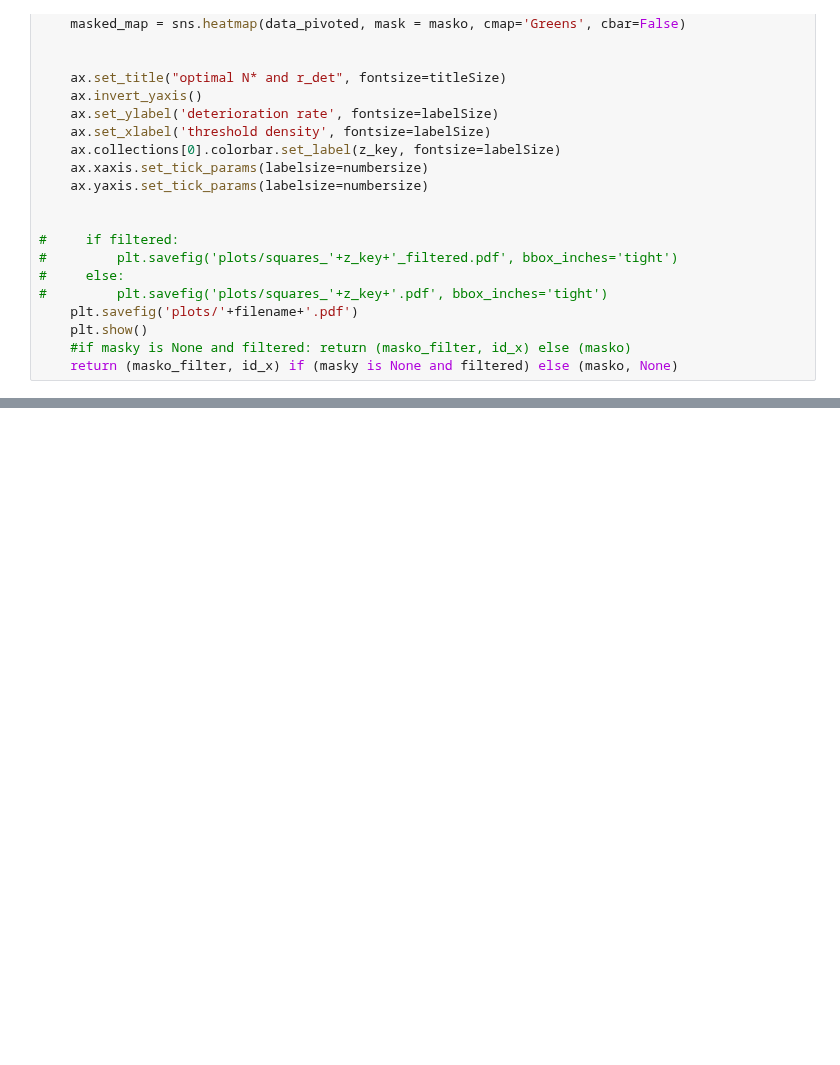
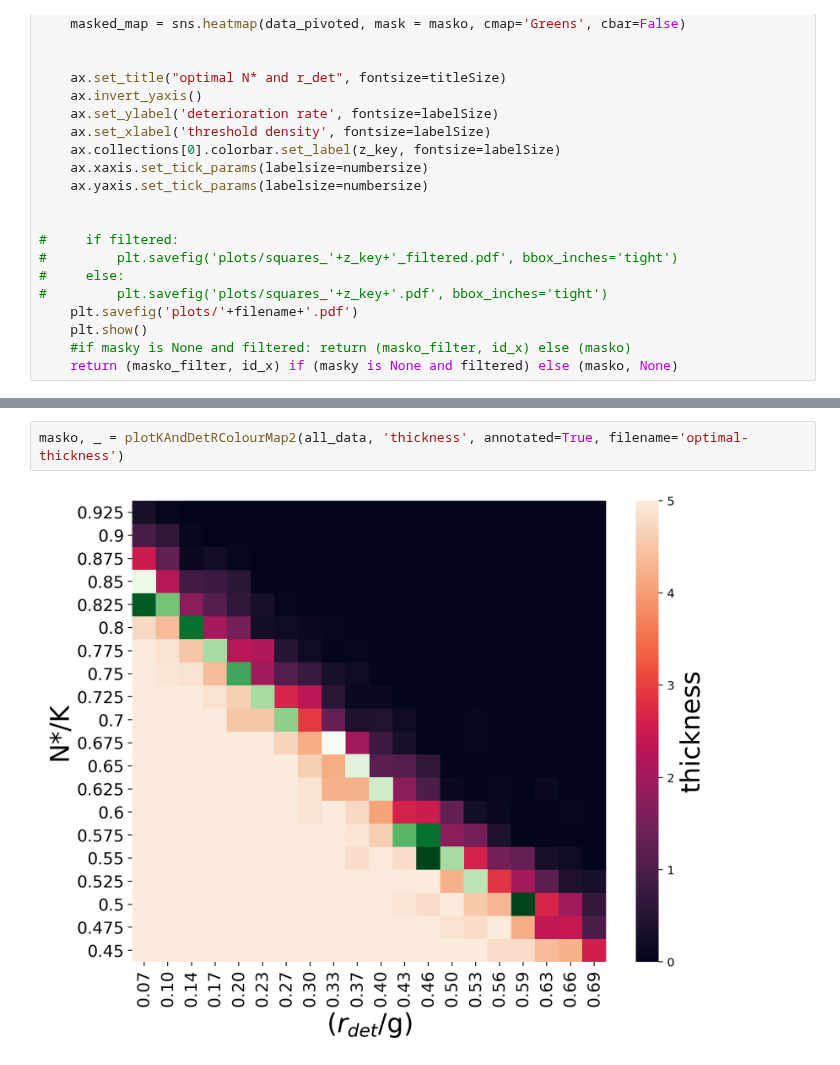
Before and after one commit to patricksinclair/multispecies_postprocessing, a Jupyter notebook: parameter_diagnostics/optimal_r_det-N.ipynb, the cells around one changed output, grey strips where cells are left out. Drawn from its saved outputs; the diff is of its cells as text; blank space fills up the shorter version.

```diff
--- a/parameter_diagnostics/optimal_r_det-N.ipynb
+++ b/parameter_diagnostics/optimal_r_det-N.ipynb
@@ -86,0 +142,4 @@ _, _ = plotKAndDetRColourMap(all_data, 'n_detachments', annotated=False, filenam
+# %%
+masko, _ = plotKAndDetRColourMap2(all_data, 'thickness', annotated=True, filename='optimal-thickness')
+# %% [output]
+[figure, added]
```
Also changed, not shown: parts of 3 cells of this notebook, 1 other file.
